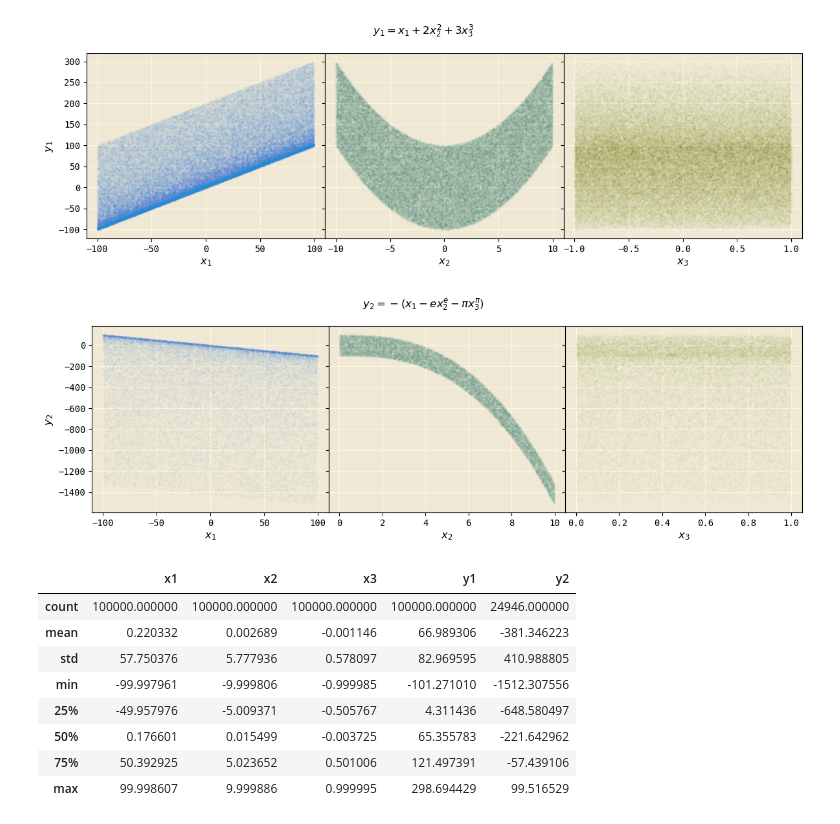
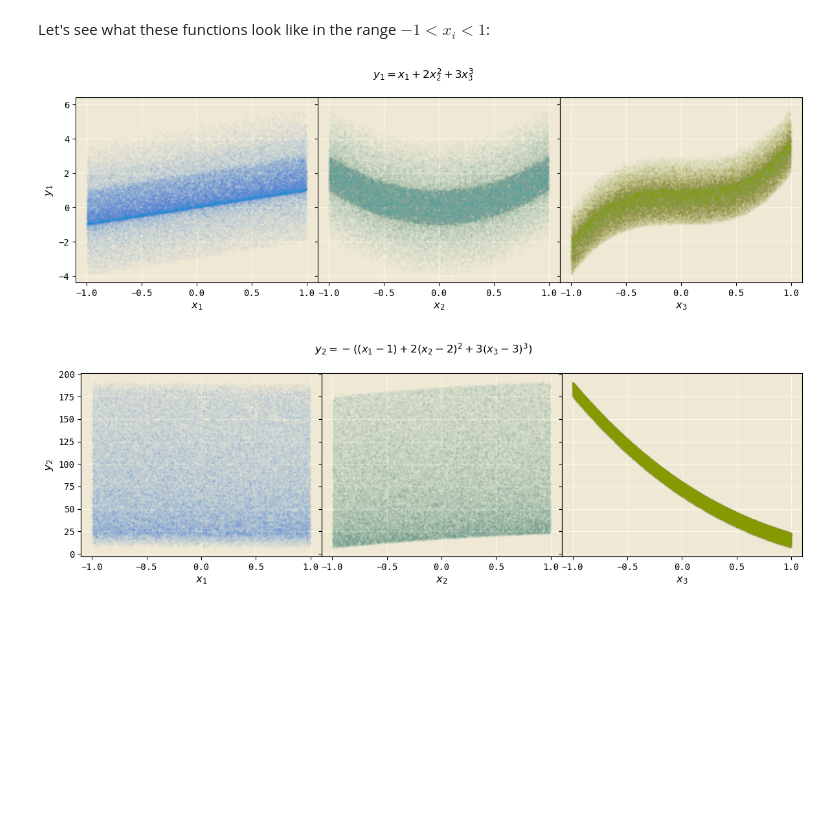
Before and after one commit to ojscutt/nn-cheatsheet, a Jupyter notebook: nn-cheatsheet.ipynb, the cells around one changed output. Drawn from its saved outputs; the diff is of its cells as text; code cells hidden in the pictures; blank space fills up the shorter version.

```diff
--- a/nn-cheatsheet.ipynb
+++ b/nn-cheatsheet.ipynb
@@ -48,16 +45,17 @@ x1 = generate_data(x1_range, data_N)
-# %%
-def y1_function(x1, x2, x3):
-    y1 = x1 + 2*(x2**2) + 3*(x3**3)
-    return y1
-
-y1 = y1_function(x1, x2, x3)
-
-def y2_function(x1, x2, x3):
-    y2 = - x1 - np.e*(x2**np.e) - np.pi*(x3**np.pi)
-    return y2
-
-y2 = y2_function(x1, x2, x3)
 # %%
+def generate_data(data_range, data_N):
+    return np.random.uniform(low=-data_range, high=data_range, size=data_N)
+
+def f1(x1, x2, x3):
+    y1 = x1 + 2*(x2**2) + 3*(x3**3)
+    return y1
+
+
+def f2(x1, x2, x3):
+    y2 = -((x1-1) + 2*((x2-2)**2) + 3*((x3-3)**3))
+
+    return y2
+
 def input_plots(x1, x2, x3, y, alpha=0.01, s=3, ylabel = None, title=None):
 
     fig, (ax1,ax2,ax3) = plt.subplots(1,3, figsize=(12,4))
@@ -81,30 +79,25 @@ def input_plots(x1, x2, x3, y, alpha=0.01, s=3, ylabel = None, title=None):
     fig.subplots_adjust(wspace=0)
     fig.patch.set_alpha(0.0)
     plt.show()
-
-input_plots(x1,x2,x3,y1, ylabel = r'$y_1$', title=r'$y_1 = x_1 + 2x_{2}^2 + 3x_{3}^3$')
-input_plots(x1,x2,x3,y2, ylabel = r'$y_2$', title=r'$y_2 = - (x_1 - ex_{2}^e - \pi x_{3}^\pi)$')
-# %% [output]
-[figure, removed]
-[figure, removed]
-# %%
-dataset_df = pd.DataFrame(
-    {
-        "x1" : x1,
-        "x2" : x2,
-        "x3" : x3,
-        "y1" : y1,
-        "y2" : y2
-    }
-)
-dataset_df.describe()
-# %% [output]
-|  | x1 | x2 | x3 | y1 | y2 |
-| count | 100000.000000 | 100000.000000 | 100000.000000 | 100000.000000 | 24946.000000 |
-| mean | 0.220332 | 0.002689 | -0.001146 | 66.989306 | -381.346223 |
-| std | 57.750376 | 5.777936 | 0.578097 | 82.969595 | 410.988805 |
-| min | -99.997961 | -9.999806 | -0.999985 | -101.271010 | -1512.307556 |
-| 25% | -49.957976 | -5.009371 | -0.505767 | 4.311436 | -648.580497 |
-| 50% | 0.176601 | 0.015499 | -0.003725 | 65.355783 | -221.642962 |
-| 75% | 50.392925 | 5.023652 | 0.501006 | 121.497391 | -57.439106 |
-| max | 99.998607 | 9.999886 | 0.999995 | 298.694429 | 99.516529 |
+# %% [markdown]
+Let's see what these functions look like in the range $-1<x_i<1$:
+# %%
+data_N = int(1e5)
+
+x3_range = 1
+x3 = generate_data(x3_range, data_N)
+
+x2_range = 1
+x2 = generate_data(x2_range, data_N)
+
+x1_range = 1
+x1 = generate_data(x1_range, data_N)
+
+y1 = f1(x1, x2, x3)
+y2 = f2(x1, x2, x3)
+
+input_plots(x1,x2,x3,y1, ylabel = r'$y_1$', title=r'$y_1 = x_1 + 2x_{2}^2 + 3x_{3}^3$')
+input_plots(x1,x2,x3,y2, ylabel = r'$y_2$', title=r'$y_2 = -((x_1 -1) + 2(x_2 - 2)^2 + 3(x_3 -3)^3)$')
+# %% [output]
+[figure, added]
+[figure, added]
```
Also changed, not shown: parts of 24 cells of this notebook.
